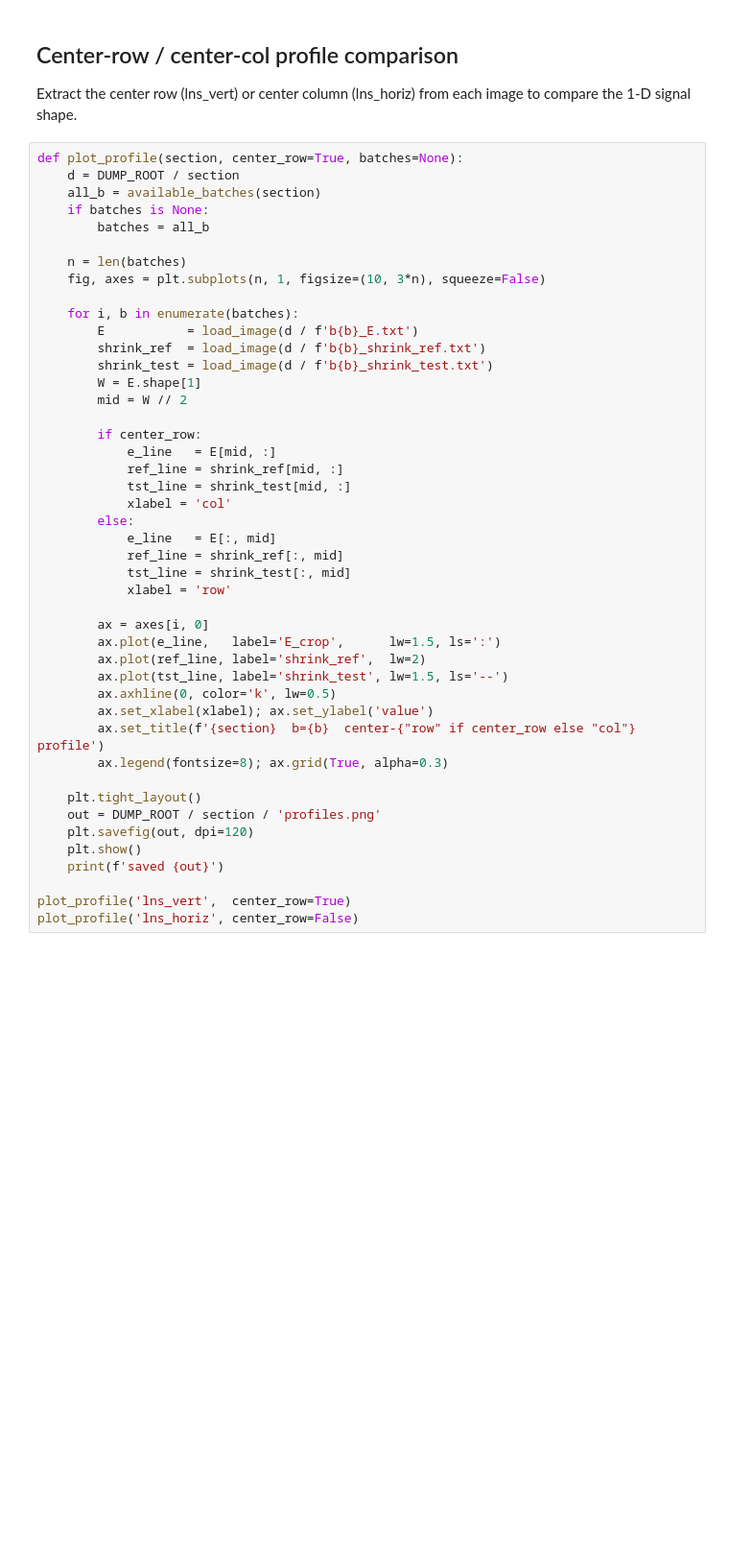
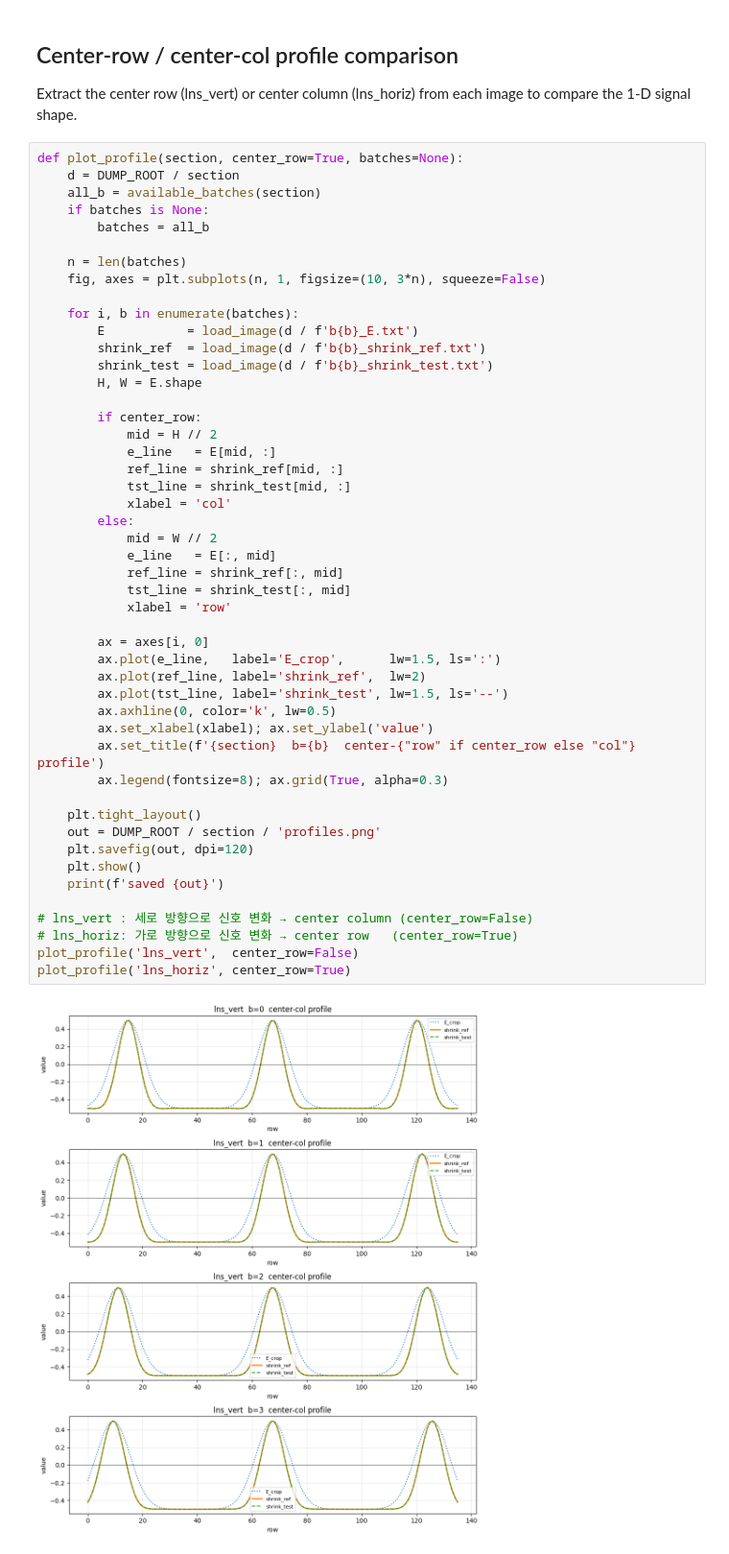
Before and after one commit to pky8903/shrinkage_full_tests, a Jupyter notebook: notebooks/plot_cd_training.ipynb, the cells around one changed output. Shown at 96% size. Cells and saved outputs as stored; diff of their text form; blank space fills up the shorter version.

```diff
--- a/notebooks/plot_cd_training.ipynb
+++ b/notebooks/plot_cd_training.ipynb
@@ -97,34 +117,39 @@ def plot_profile(section, center_row=True, batches=None):
         E           = load_image(d / f'b{b}_E.txt')
         shrink_ref  = load_image(d / f'b{b}_shrink_ref.txt')
         shrink_test = load_image(d / f'b{b}_shrink_test.txt')
-        W = E.shape[1]
-        mid = W // 2
+        H, W = E.shape
 
         if center_row:
+            mid = H // 2
             e_line   = E[mid, :]
             ref_line = shrink_ref[mid, :]
             tst_line = shrink_test[mid, :]
             xlabel = 'col'
         else:
+            mid = W // 2
             e_line   = E[:, mid]
             ref_line = shrink_ref[:, mid]
             tst_line = shrink_test[:, mid]
             xlabel = 'row'
 
         ax = axes[i, 0]
         ax.plot(e_line,   label='E_crop',      lw=1.5, ls=':')
         ax.plot(ref_line, label='shrink_ref',  lw=2)
         ax.plot(tst_line, label='shrink_test', lw=1.5, ls='--')
         ax.axhline(0, color='k', lw=0.5)
         ax.set_xlabel(xlabel); ax.set_ylabel('value')
         ax.set_title(f'{section}  b={b}  center-{"row" if center_row else "col"} profile')
         ax.legend(fontsize=8); ax.grid(True, alpha=0.3)
 
     plt.tight_layout()
     out = DUMP_ROOT / section / 'profiles.png'
     plt.savefig(out, dpi=120)
     plt.show()
     print(f'saved {out}')
 
-plot_profile('lns_vert',  center_row=True)
-plot_profile('lns_horiz', center_row=False)
+# lns_vert : 세로 방향으로 신호 변화 → center column (center_row=False)
+# lns_horiz: 가로 방향으로 신호 변화 → center row   (center_row=True)
+plot_profile('lns_vert',  center_row=False)
+plot_profile('lns_horiz', center_row=True)
+# %% [output]
+[figure, added]
```
Also changed, not shown: parts of 4 cells of this notebook, 1 other file.
